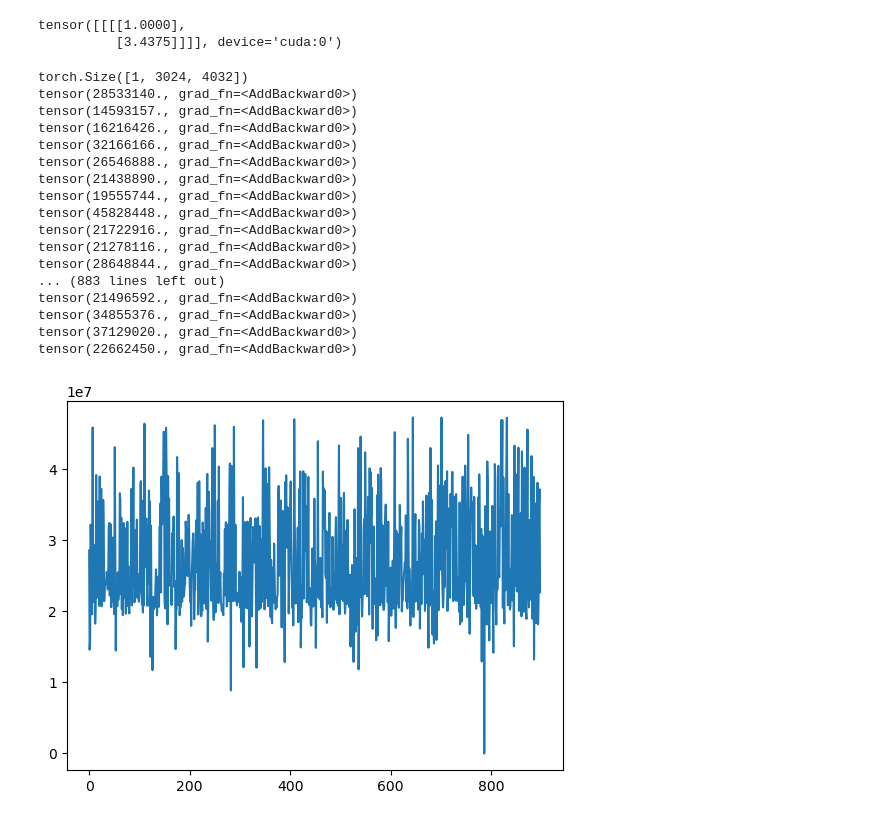
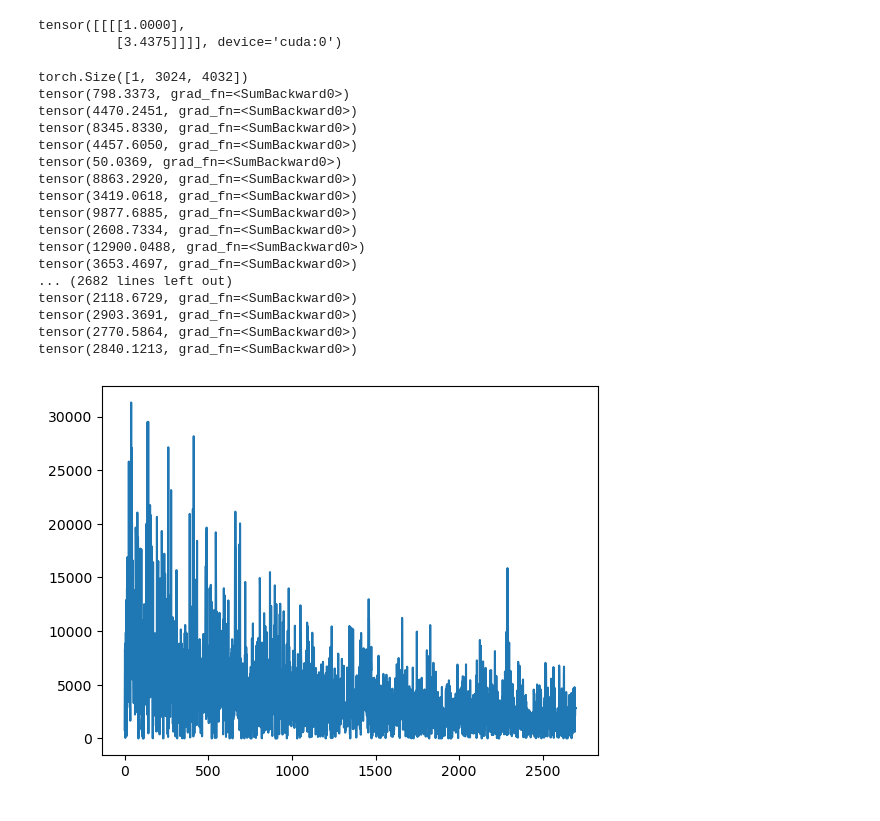
Before and after one commit to yuxuanxienova/PointCloudAlignment, a Jupyter notebook: test.ipynb, the cells around one changed output. Cells and saved outputs as stored; diff of their text form; code cells hidden in the pictures.

```diff
--- a/test.ipynb
+++ b/test.ipynb
@@ -730,7 +730,7 @@ u0 = W/2#2016
 v0 = H/2#1512
 
 num_img = 10#number of images
-num_iter = 1000#number of iterations
+num_iter = 3000#number of iterations
 #3. Initialize parameters
 
 alpha = torch.ones((num_img,1), requires_grad=True) #alpha[i] is global scale of ith image
@@ -744,7 +744,7 @@ K = torch.tensor([[f , 0. , u0],
                   [0. , f , v0],
                   [0. , 0. , 1. ]])
 
-optimizer = optim.Adam(params=[alpha, beta, f, pose_6dof],lr=0.01)
+optimizer = optim.Adam(params=[alpha, beta, f, pose_6dof],lr=0.001)
 loss=[]
 #5.
 # Training loop
@@ -752,7 +752,7 @@ num_epochs = 1
 for epoch in range(num_epochs):
 
     for iter in range(num_iter):
-        optimizer.zero_grad()
+
         #random sample pairs here!!
         i = random.randint(0,num_img-1)
         j = random.randint(0,num_img-1)
@@ -765,6 +765,12 @@ for epoch in range(num_epochs):
         #13 compute scale consistent depth with Eq (3)
         depth_mono_i = depth_mono_stacked[i].squeeze()#[3024,4032]
         depth_mono_j = depth_mono_stacked[j].squeeze()#[3024,4032]
+
+        #requires grad
+        image_j.requires_grad=True
+        image_i.requires_grad=True
+        depth_mono_i.requires_grad=True
+        depth_mono_j.requires_grad=True
 
 
         depth_i = depth_mono_i * alpha[i] + beta[i]#[3024,4032]
@@ -817,48 +823,49 @@ for epoch in range(num_epochs):
         j_d_ij_valid = j_d_ij[valid_indices]#[num_sample_valid,1]
         # Round the tensors to the nearest integer
         j_u_ij_valid_rounded = torch.round(j_u_ij_valid).int()
         j_v_ij_valid_rounded = torch.round(j_v_ij_valid).int()
 
 
         j_d_valid = depth_j[j_v_ij_valid_rounded,j_u_ij_valid_rounded]
 
         #Loss Computation
 
         #Loss1: compute pixel wise photometric loss
         L_photo = torch.torch.sum(torch.abs(image_i[i_v_int,i_u_int] - image_j[j_v_ij_valid_rounded,j_u_ij_valid_rounded]))
 
         #Loss2: compute pixel wise geometric loss
 
         L_gc = torch.sum(torch.abs(j_d_ij_valid-j_d_valid))
 
 
-        L = L_photo+L_gc
+        L = L_gc
         loss.append(L.detach().numpy())
 
         print(L)
+        optimizer.zero_grad()
         L.backward()
         optimizer.step()
 
 
 #visualization
 plt.plot(loss)
 plt.show()
 # %% [output]
 torch.Size([1, 3024, 4032])
-tensor(28533140., grad_fn=<AddBackward0>)
-tensor(14593157., grad_fn=<AddBackward0>)
-tensor(16216426., grad_fn=<AddBackward0>)
-tensor(32166166., grad_fn=<AddBackward0>)
-tensor(26546888., grad_fn=<AddBackward0>)
-tensor(21438890., grad_fn=<AddBackward0>)
-tensor(19555744., grad_fn=<AddBackward0>)
-tensor(45828448., grad_fn=<AddBackward0>)
-tensor(21722916., grad_fn=<AddBackward0>)
-tensor(21278116., grad_fn=<AddBackward0>)
-tensor(28648844., grad_fn=<AddBackward0>)
-... (883 lines left out)
-tensor(21496592., grad_fn=<AddBackward0>)
-tensor(34855376., grad_fn=<AddBackward0>)
-tensor(37129020., grad_fn=<AddBackward0>)
-tensor(22662450., grad_fn=<AddBackward0>)
+tensor(798.3373, grad_fn=<SumBackward0>)
+tensor(4470.2451, grad_fn=<SumBackward0>)
+tensor(8345.8330, grad_fn=<SumBackward0>)
+tensor(4457.6050, grad_fn=<SumBackward0>)
+tensor(50.0369, grad_fn=<SumBackward0>)
+tensor(8863.2920, grad_fn=<SumBackward0>)
+tensor(3419.0618, grad_fn=<SumBackward0>)
+tensor(9877.6885, grad_fn=<SumBackward0>)
+tensor(2608.7334, grad_fn=<SumBackward0>)
+tensor(12900.0488, grad_fn=<SumBackward0>)
+tensor(3653.4697, grad_fn=<SumBackward0>)
+... (2682 lines left out)
+tensor(2118.6729, grad_fn=<SumBackward0>)
+tensor(2903.3691, grad_fn=<SumBackward0>)
+tensor(2770.5864, grad_fn=<SumBackward0>)
+tensor(2840.1213, grad_fn=<SumBackward0>)
-[figure, old version]
+[figure, new version]
```
